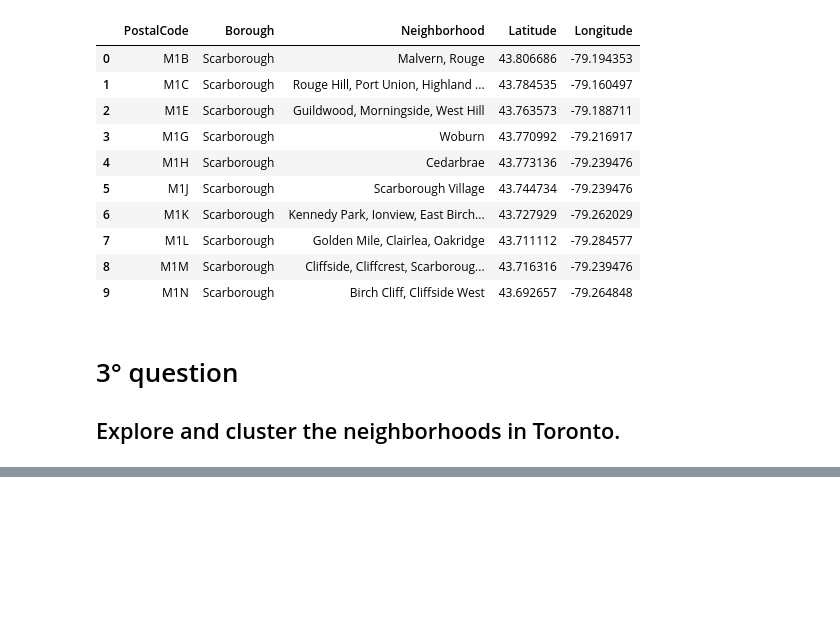
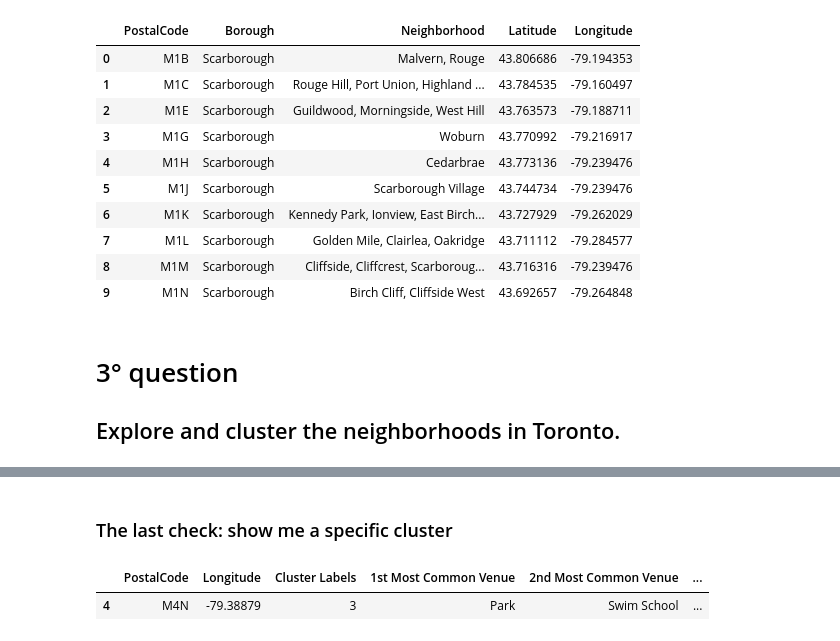
Before and after one commit to lazzarusd/Coursera_Capstone, a Jupyter notebook: Segmenting_Clustering_Neighborhoods_Toronto.ipynb, the cells around one changed output, grey strips where cells are left out. Saved outputs shown, nothing was run; the diff lists cells and outputs as text; code cells hidden in the pictures; blank space fills up the shorter version.

```diff
--- a/Segmenting_Clustering_Neighborhoods_Toronto.ipynb
+++ b/Segmenting_Clustering_Neighborhoods_Toronto.ipynb
@@ -181,0 +500,8 @@ df_final_geo.head(10)
+# %% [markdown]
+### The last check: show me a specific cluster
+# %%
+cl_num = 3 #
+toronto_merged.loc[toronto_merged['Cluster Labels'] == cl_num, toronto_merged.columns[[1] + list(range(5, toronto_merged.shape[1]))]]
+# %% [output]
+|  | PostalCode | Longitude | Cluster Labels | 1st Most Common Venue | 2nd Most Common Venue | ... |
+| 4 | M4N | -79.38879 | 3 | Park | Swim School | ... |
```
Also changed, not shown: parts of 29 cells of this notebook.
